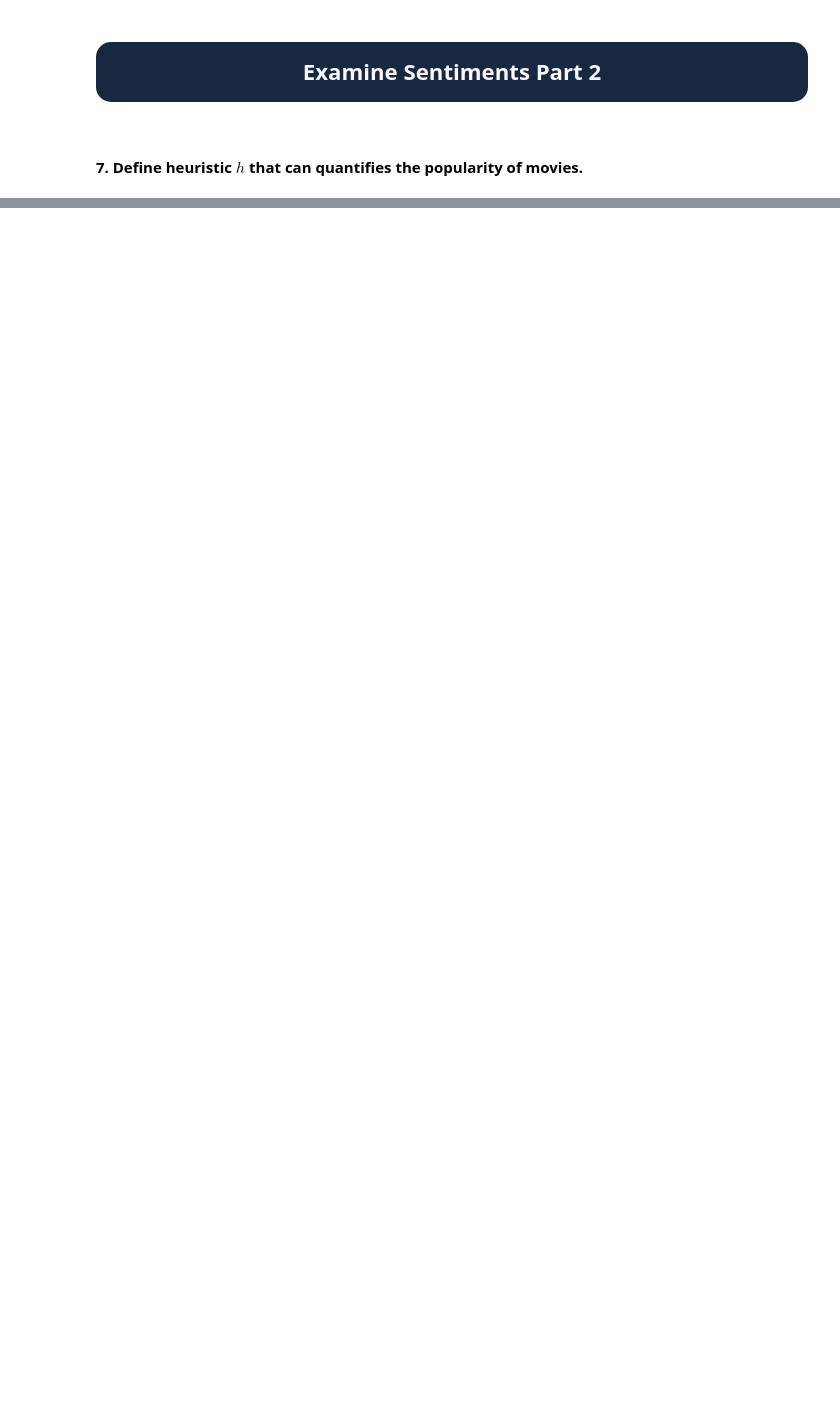
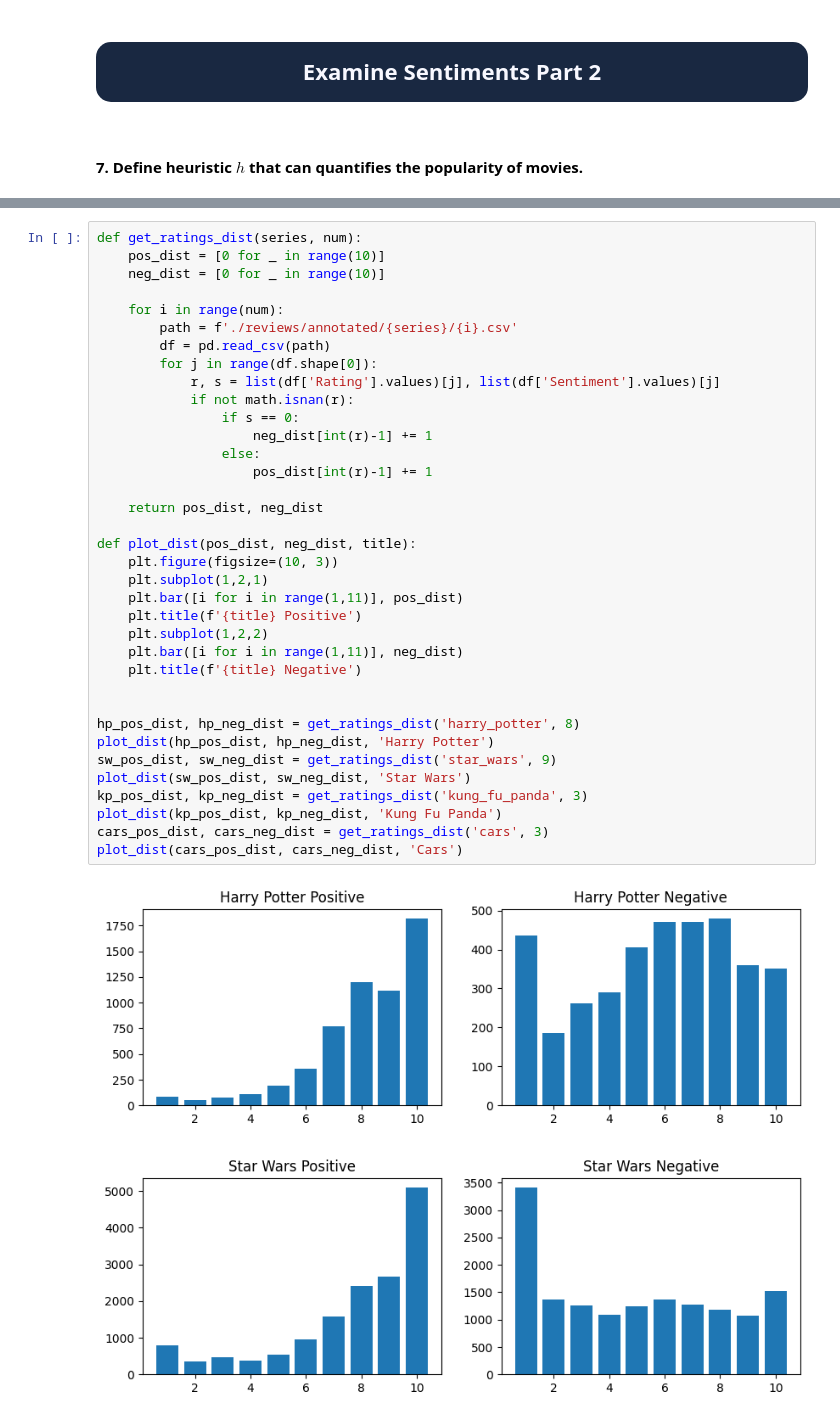
Before and after one commit to jcheigh/Sequels-Sentiment-Analysis, a Jupyter notebook: main.ipynb, the cells around one changed output, grey strips where cells are left out. Drawn from its saved outputs; the diff is of its cells as text; blank space fills up the shorter version.

```diff
--- a/main.ipynb
+++ b/main.ipynb
@@ -670,0 +672,39 @@ plot_sentiment_on_nan_reviews(cars_sentiment_nan_df, 'Sentiments of Harry Potter
+# %%
+def get_ratings_dist(series, num):
+    pos_dist = [0 for _ in range(10)]
+    neg_dist = [0 for _ in range(10)]
+
+    for i in range(num):
+        path = f'./reviews/annotated/{series}/{i}.csv'
+        df = pd.read_csv(path)
+        for j in range(df.shape[0]):
+            r, s = list(df['Rating'].values)[j], list(df['Sentiment'].values)[j]
+            if not math.isnan(r):
+                if s == 0:
+                    neg_dist[int(r)-1] += 1
+                else:
+                    pos_dist[int(r)-1] += 1
+
+    return pos_dist, neg_dist
+
+def plot_dist(pos_dist, neg_dist, title):
+    plt.figure(figsize=(10, 3))
+    plt.subplot(1,2,1)
+    plt.bar([i for i in range(1,11)], pos_dist)
+    plt.title(f'{title} Positive')
+    plt.subplot(1,2,2)
+    plt.bar([i for i in range(1,11)], neg_dist)
+    plt.title(f'{title} Negative')
+
+
+hp_pos_dist, hp_neg_dist = get_ratings_dist('harry_potter', 8)
+plot_dist(hp_pos_dist, hp_neg_dist, 'Harry Potter')
+sw_pos_dist, sw_neg_dist = get_ratings_dist('star_wars', 9)
+plot_dist(sw_pos_dist, sw_neg_dist, 'Star Wars')
+kp_pos_dist, kp_neg_dist = get_ratings_dist('kung_fu_panda', 3)
+plot_dist(kp_pos_dist, kp_neg_dist, 'Kung Fu Panda')
+cars_pos_dist, cars_neg_dist = get_ratings_dist('cars', 3)
+plot_dist(cars_pos_dist, cars_neg_dist, 'Cars')
+# %% [output]
+[figure, added]
+[figure, added]
```
Also changed, not shown: parts of 13 cells of this notebook.
